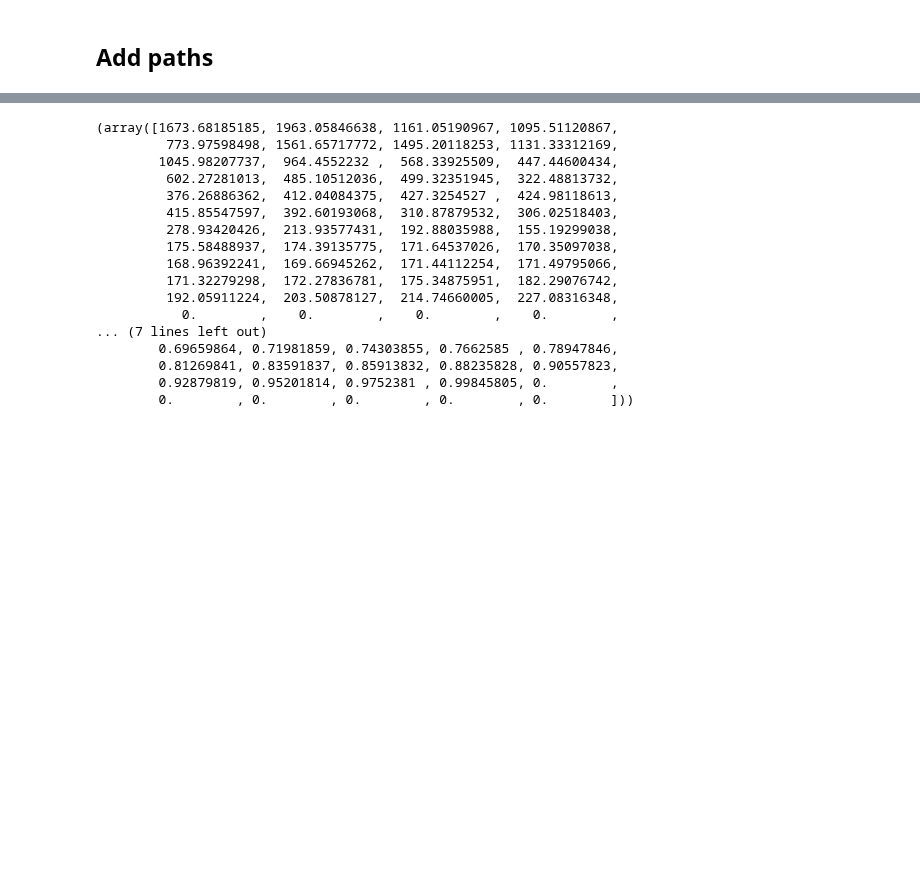
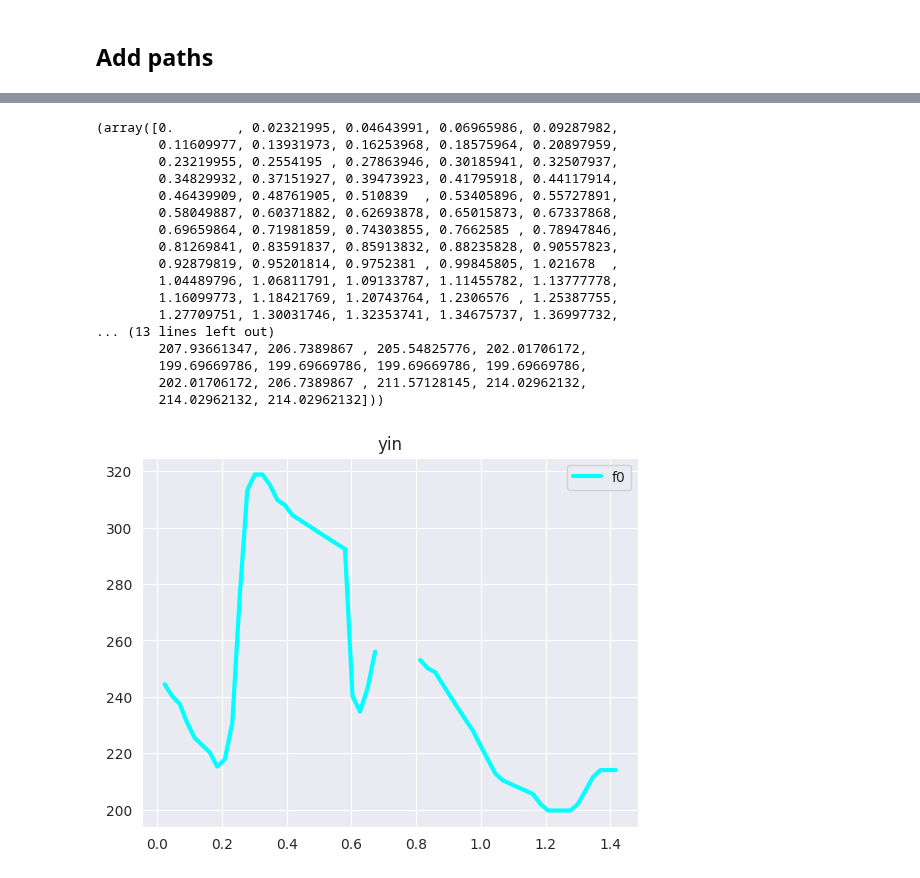
Before and after one commit to BlackFox1197/masterarbeit_programming, a Jupyter notebook: notebooks/feature_exp.ipynb, the cells around one changed output, grey strips where cells are left out. Drawn from its saved outputs; the diff is of its cells as text; code cells hidden in the pictures; blank space fills up the shorter version.

```diff
--- a/notebooks/feature_exp.ipynb
+++ b/notebooks/feature_exp.ipynb
@@ -120,23 +121,24 @@ exU.extract_f0(path)
-# %%
-(f0, times)
-# %% [output]
-(array([1673.68185185, 1963.05846638, 1161.05190967, 1095.51120867,
-         773.97598498, 1561.65717772, 1495.20118253, 1131.33312169,
-        1045.98207737,  964.4552232 ,  568.33925509,  447.44600434,
-         602.27281013,  485.10512036,  499.32351945,  322.48813732,
-         376.26886362,  412.04084375,  427.3254527 ,  424.98118613,
-         415.85547597,  392.60193068,  310.87879532,  306.02518403,
-         278.93420426,  213.93577431,  192.88035988,  155.19299038,
-         175.58488937,  174.39135775,  171.64537026,  170.35097038,
-         168.96392241,  169.66945262,  171.44112254,  171.49795066,
-         171.32279298,  172.27836781,  175.34875951,  182.29076742,
-         192.05911224,  203.50878127,  214.74660005,  227.08316348,
-           0.        ,    0.        ,    0.        ,    0.        ,
-... (7 lines left out)
-        0.69659864, 0.71981859, 0.74303855, 0.7662585 , 0.78947846,
-        0.81269841, 0.83591837, 0.85913832, 0.88235828, 0.90557823,
-        0.92879819, 0.95201814, 0.9752381 , 0.99845805, 0.        ,
-        0.        , 0.        , 0.        , 0.        , 0.        ]))
+# %%
+exU.extract_f0(path, offset=0.5, duration=2)
+# %% [output]
+(array([0.        , 0.02321995, 0.04643991, 0.06965986, 0.09287982,
+        0.11609977, 0.13931973, 0.16253968, 0.18575964, 0.20897959,
+        0.23219955, 0.2554195 , 0.27863946, 0.30185941, 0.32507937,
+        0.34829932, 0.37151927, 0.39473923, 0.41795918, 0.44117914,
+        0.46439909, 0.48761905, 0.510839  , 0.53405896, 0.55727891,
+        0.58049887, 0.60371882, 0.62693878, 0.65015873, 0.67337868,
+        0.69659864, 0.71981859, 0.74303855, 0.7662585 , 0.78947846,
+        0.81269841, 0.83591837, 0.85913832, 0.88235828, 0.90557823,
+        0.92879819, 0.95201814, 0.9752381 , 0.99845805, 1.021678  ,
+        1.04489796, 1.06811791, 1.09133787, 1.11455782, 1.13777778,
+        1.16099773, 1.18421769, 1.20743764, 1.2306576 , 1.25387755,
+        1.27709751, 1.30031746, 1.32353741, 1.34675737, 1.36997732,
+... (13 lines left out)
+        207.93661347, 206.7389867 , 205.54825776, 202.01706172,
+        199.69669786, 199.69669786, 199.69669786, 199.69669786,
+        202.01706172, 206.7389867 , 211.57128145, 214.02962132,
+        214.02962132, 214.02962132]))
+[figure, added]
 # %%
 times
 # %% [output]
```
Also changed, not shown: parts of 3 cells of this notebook, 1 other file.
